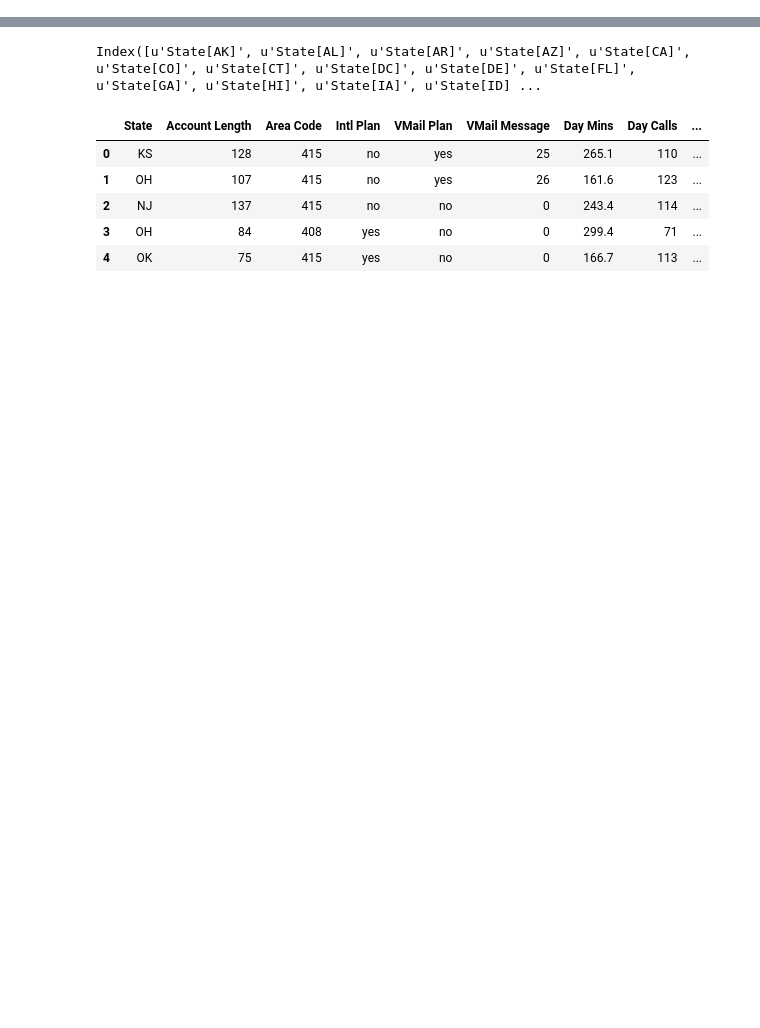
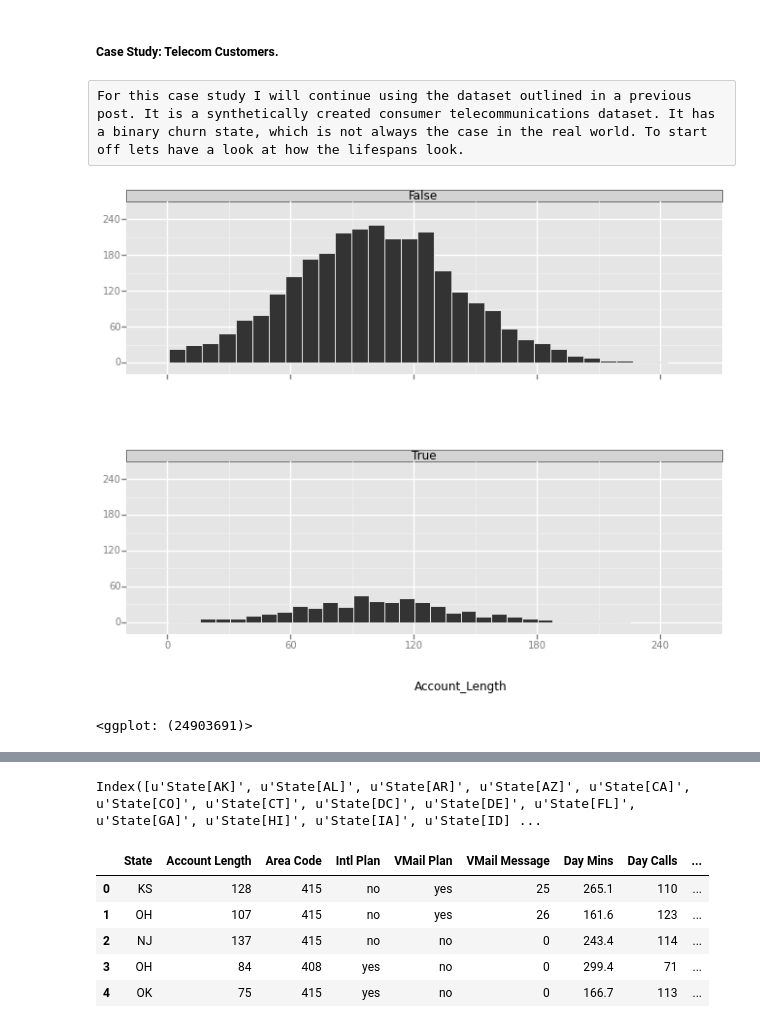
Before and after one commit to srepho/srepho.github.io, a Jupyter notebook: Survival/sa.ipynb, the cells around one changed output, grey strips where cells are left out. Drawn from its saved outputs; the diff is of its cells as text; code cells hidden in the pictures; blank space fills up the shorter version.

Commit message:
ggplot in python!

```diff
--- a/Survival/sa.ipynb
+++ b/Survival/sa.ipynb
@@ -1,2 +5,6 @@
+# %% [markdown]
+##### Case Study: Telecom Customers.
+# %% [raw]
+For this case study I will continue using the dataset outlined in a previous post. It is a synthetically created consumer telecommunications dataset. It has a binary churn state, which is not always the case in the real world. To start off lets have a look at how the lifespans look.
 # %%
 from lifelines import *
@@ -6,0 +20,5 @@ data=pd.read_csv("E:/Github Stuff/srepho.github.io/Survival/survival.csv")
+# %%
+ggplot(aes(x="Account_Length"), data=data) + geom_histogram() + facet_grid("Churn")
+# %% [output]
+[figure, added]
+<ggplot: (24903691)>
```
Also changed, not shown: parts of 18 cells of this notebook, 2 other files.
